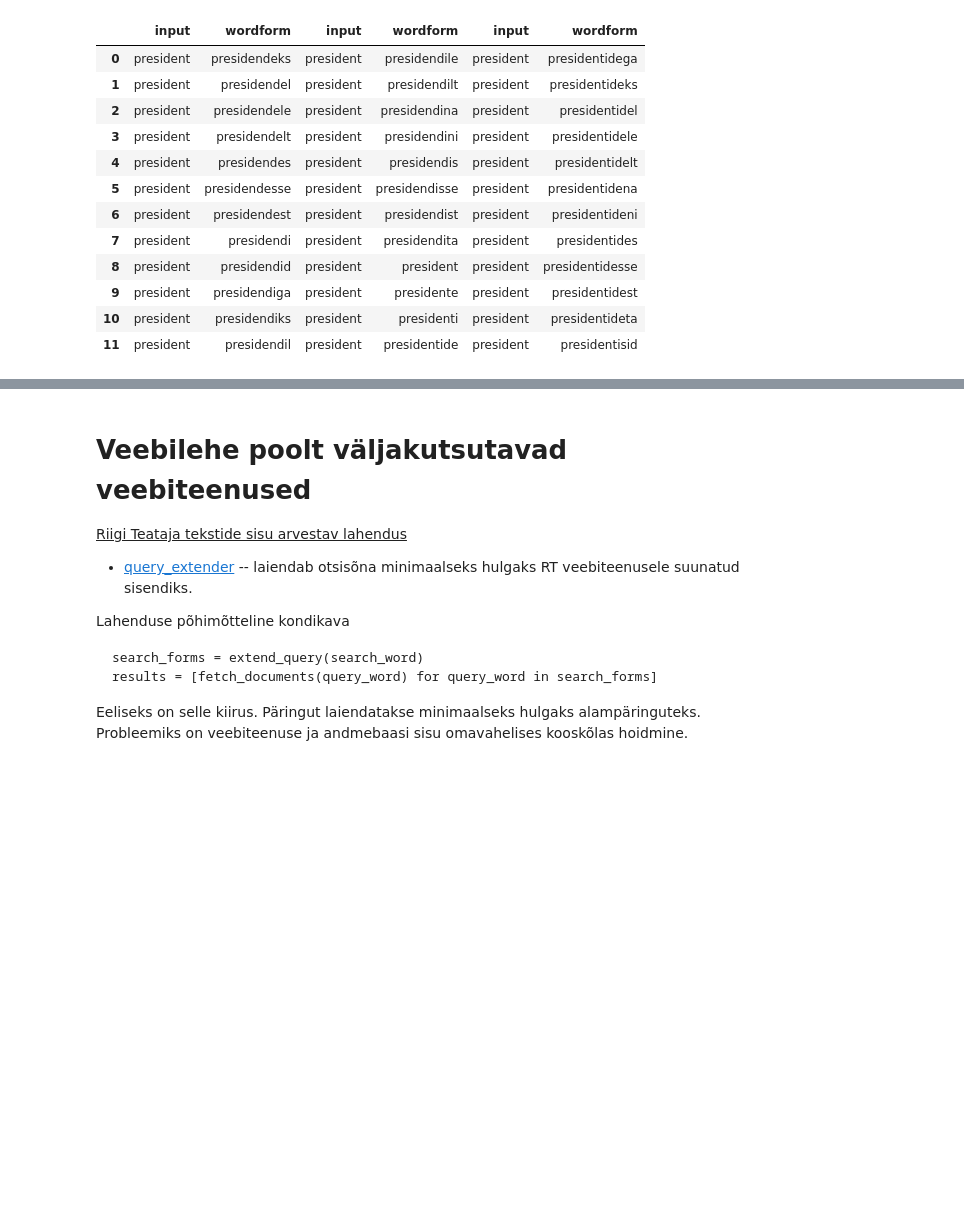
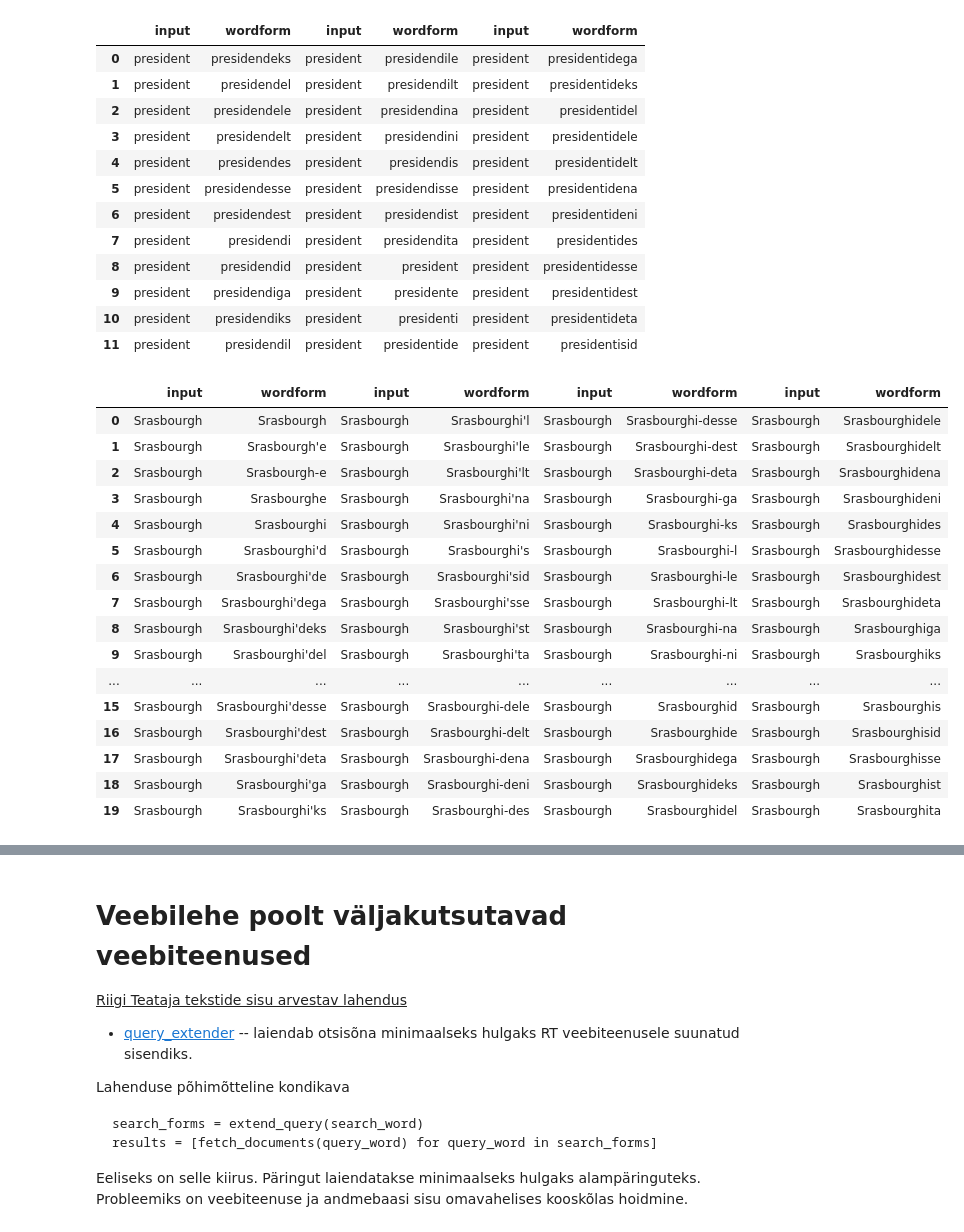
Before and after one commit to estnltk/smart-search, a Jupyter notebook: demod/ettekanded/demo_ettekanne_23022024.ipynb, the cells around one changed output, grey strips where cells are left out. Cells and saved outputs as stored; diff of their text form; code cells hidden in the pictures; blank space fills up the shorter version.

```diff
--- a/demod/ettekanded/demo_ettekanne_23022024.ipynb
+++ b/demod/ettekanded/demo_ettekanne_23022024.ipynb
@@ -115,6 +111,32 @@ concat([tbl[:12], tbl[12:24].reset_index(drop=True), tbl[24:].reset_index(drop=T
 | 9 | president | presidendiga | president | presidente | president | presidentidest |
 | 10 | president | presidendiks | president | presidenti | president | presidentideta |
 | 11 | president | presidendil | president | presidentide | president | presidentisid |
+# %%
+tbl = generate_all_wordforms('Srasbourgh', foreign_name=True)
+concat([
+    tbl[:20],
+    tbl[20:40].reset_index(drop=True),
+    tbl[40:60].reset_index(drop=True),
+    tbl[60:].reset_index(drop=True)
+], axis=1)
+# %% [output]
+|  | input | wordform | input | wordform | input | wordform | input | wordform |
+| 0 | Srasbourgh | Srasbourgh | Srasbourgh | Srasbourghi'l | Srasbourgh | Srasbourghi-desse | Srasbourgh | Srasbourghidele |
+| 1 | Srasbourgh | Srasbourgh'e | Srasbourgh | Srasbourghi'le | Srasbourgh | Srasbourghi-dest | Srasbourgh | Srasbourghidelt |
+| 2 | Srasbourgh | Srasbourgh-e | Srasbourgh | Srasbourghi'lt | Srasbourgh | Srasbourghi-deta | Srasbourgh | Srasbourghidena |
+| 3 | Srasbourgh | Srasbourghe | Srasbourgh | Srasbourghi'na | Srasbourgh | Srasbourghi-ga | Srasbourgh | Srasbourghideni |
+| 4 | Srasbourgh | Srasbourghi | Srasbourgh | Srasbourghi'ni | Srasbourgh | Srasbourghi-ks | Srasbourgh | Srasbourghides |
+| 5 | Srasbourgh | Srasbourghi'd | Srasbourgh | Srasbourghi's | Srasbourgh | Srasbourghi-l | Srasbourgh | Srasbourghidesse |
+| 6 | Srasbourgh | Srasbourghi'de | Srasbourgh | Srasbourghi'sid | Srasbourgh | Srasbourghi-le | Srasbourgh | Srasbourghidest |
+| 7 | Srasbourgh | Srasbourghi'dega | Srasbourgh | Srasbourghi'sse | Srasbourgh | Srasbourghi-lt | Srasbourgh | Srasbourghideta |
+| 8 | Srasbourgh | Srasbourghi'deks | Srasbourgh | Srasbourghi'st | Srasbourgh | Srasbourghi-na | Srasbourgh | Srasbourghiga |
+| 9 | Srasbourgh | Srasbourghi'del | Srasbourgh | Srasbourghi'ta | Srasbourgh | Srasbourghi-ni | Srasbourgh | Srasbourghiks |
+| ... | ... | ... | ... | ... | ... | ... | ... | ... |
+| 15 | Srasbourgh | Srasbourghi'desse | Srasbourgh | Srasbourghi-dele | Srasbourgh | Srasbourghid | Srasbourgh | Srasbourghis |
+| 16 | Srasbourgh | Srasbourghi'dest | Srasbourgh | Srasbourghi-delt | Srasbourgh | Srasbourghide | Srasbourgh | Srasbourghisid |
+| 17 | Srasbourgh | Srasbourghi'deta | Srasbourgh | Srasbourghi-dena | Srasbourgh | Srasbourghidega | Srasbourgh | Srasbourghisse |
+| 18 | Srasbourgh | Srasbourghi'ga | Srasbourgh | Srasbourghi-deni | Srasbourgh | Srasbourghideks | Srasbourgh | Srasbourghist |
+| 19 | Srasbourgh | Srasbourghi'ks | Srasbourgh | Srasbourghi-des | Srasbourgh | Srasbourghidel | Srasbourgh | Srasbourghita |
 # %%
 def smart_search_rt_caption(wordform:str, match_type:str='koik_sonad', **kwargs):
 
```
Also changed, not shown: parts of 13 cells of this notebook, 1 other file.
